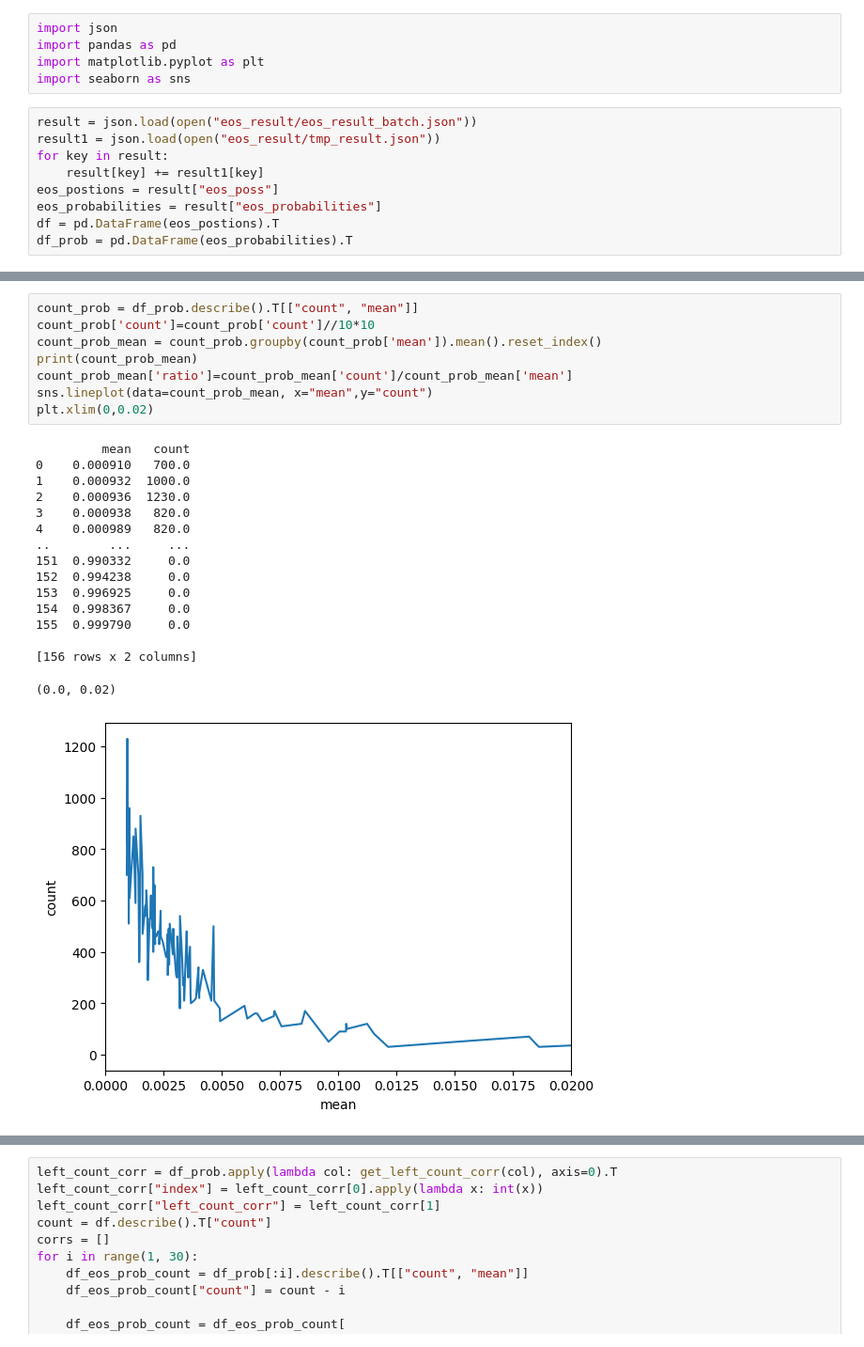
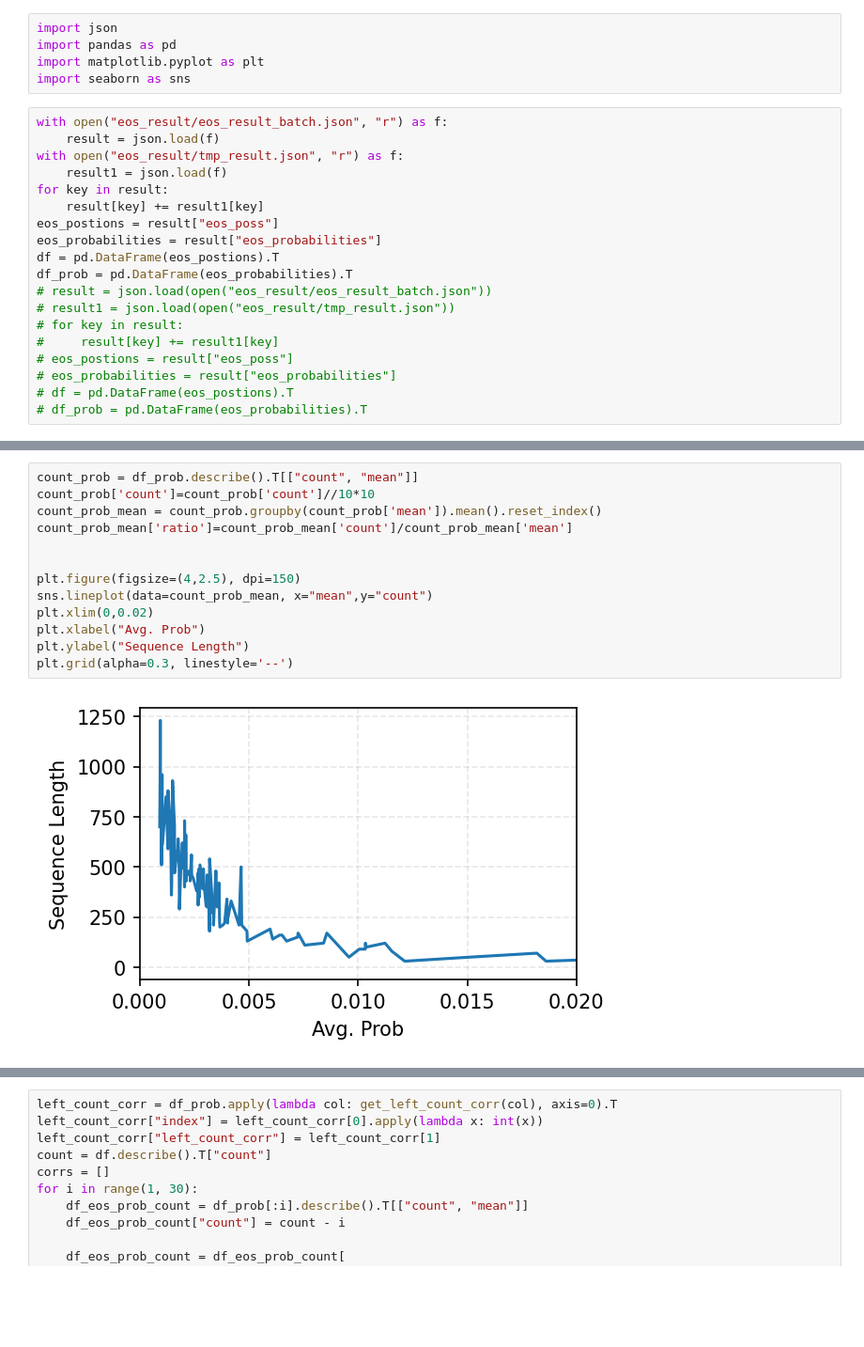
Before and after one commit to chengzhi-lu/vllm, a Jupyter notebook: examples/analysis/data/eos_pos_analysis.ipynb, the cells around one changed output, grey strips where cells are left out. Shown at 94% size. Saved outputs shown, nothing was run; the diff lists cells and outputs as text; blank space fills up the shorter version.

```diff
--- a/examples/analysis/data/eos_pos_analysis.ipynb
+++ b/examples/analysis/data/eos_pos_analysis.ipynb
@@ -4,11 +4,21 @@ import pandas as pd
 import matplotlib.pyplot as plt
 import seaborn as sns
 # %%
-result = json.load(open("eos_result/eos_result_batch.json"))
-result1 = json.load(open("eos_result/tmp_result.json"))
+with open("eos_result/eos_result_batch.json", "r") as f:
+    result = json.load(f)
+with open("eos_result/tmp_result.json", "r") as f:
+    result1 = json.load(f)
 for key in result:
     result[key] += result1[key]
 eos_postions = result["eos_poss"]
 eos_probabilities = result["eos_probabilities"]
 df = pd.DataFrame(eos_postions).T
 df_prob = pd.DataFrame(eos_probabilities).T
+# result = json.load(open("eos_result/eos_result_batch.json"))
+# result1 = json.load(open("eos_result/tmp_result.json"))
+# for key in result:
+#     result[key] += result1[key]
+# eos_postions = result["eos_poss"]
+# eos_probabilities = result["eos_probabilities"]
+# df = pd.DataFrame(eos_postions).T
+# df_prob = pd.DataFrame(eos_probabilities).T
@@ -36,28 +62,18 @@ plt.grid(alpha=0.3, linestyle="--")
 # %%
 count_prob = df_prob.describe().T[["count", "mean"]]
 count_prob['count']=count_prob['count']//10*10
 count_prob_mean = count_prob.groupby(count_prob['mean']).mean().reset_index()
-print(count_prob_mean)
 count_prob_mean['ratio']=count_prob_mean['count']/count_prob_mean['mean']
+
+
+plt.figure(figsize=(4,2.5), dpi=150)
 sns.lineplot(data=count_prob_mean, x="mean",y="count")
 plt.xlim(0,0.02)
+plt.xlabel("Avg. Prob")
+plt.ylabel("Sequence Length")
+plt.grid(alpha=0.3, linestyle='--')
 # %% [output]
-         mean   count
-0    0.000910   700.0
-1    0.000932  1000.0
-2    0.000936  1230.0
-3    0.000938   820.0
-4    0.000989   820.0
-..        ...     ...
-151  0.990332     0.0
-152  0.994238     0.0
-153  0.996925     0.0
-154  0.998367     0.0
-155  0.999790     0.0
-
-[156 rows x 2 columns]
-(0.0, 0.02)
-[figure, old version]
+[figure, new version]
 # %%
 def get_left_count_corr(col):
     col = col[col > 0]
```
Also changed, not shown: parts of 3 cells of this notebook, 10 other files.
